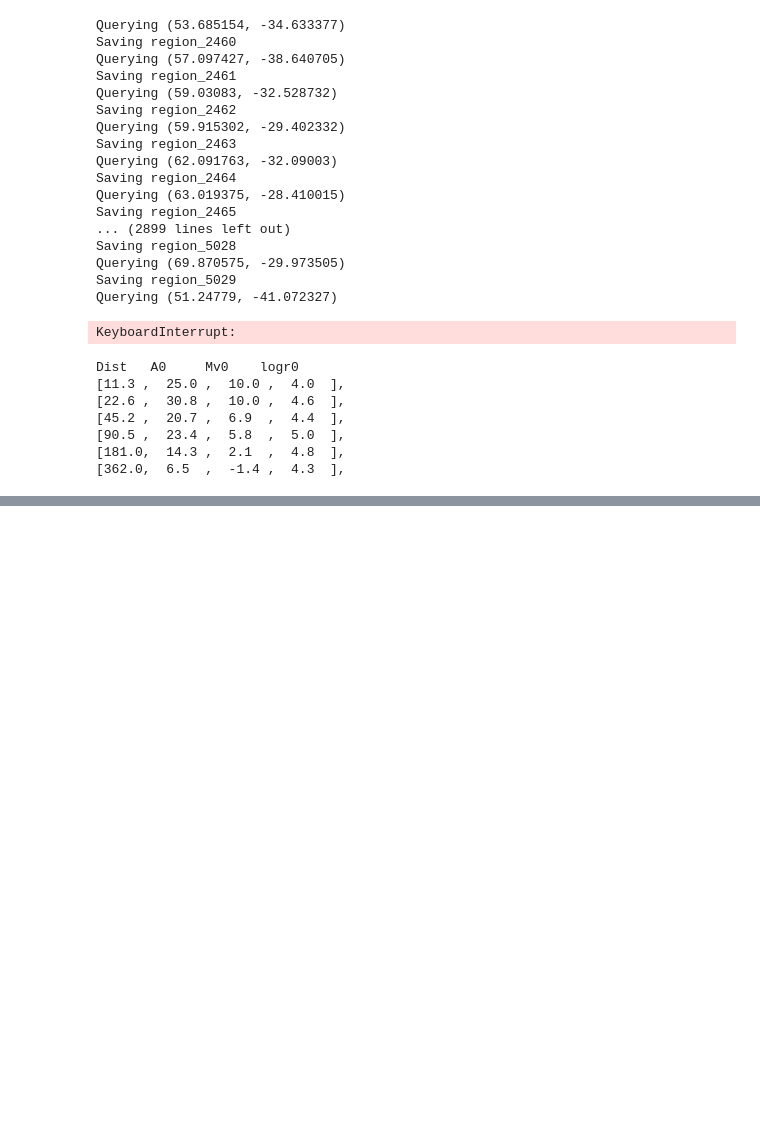
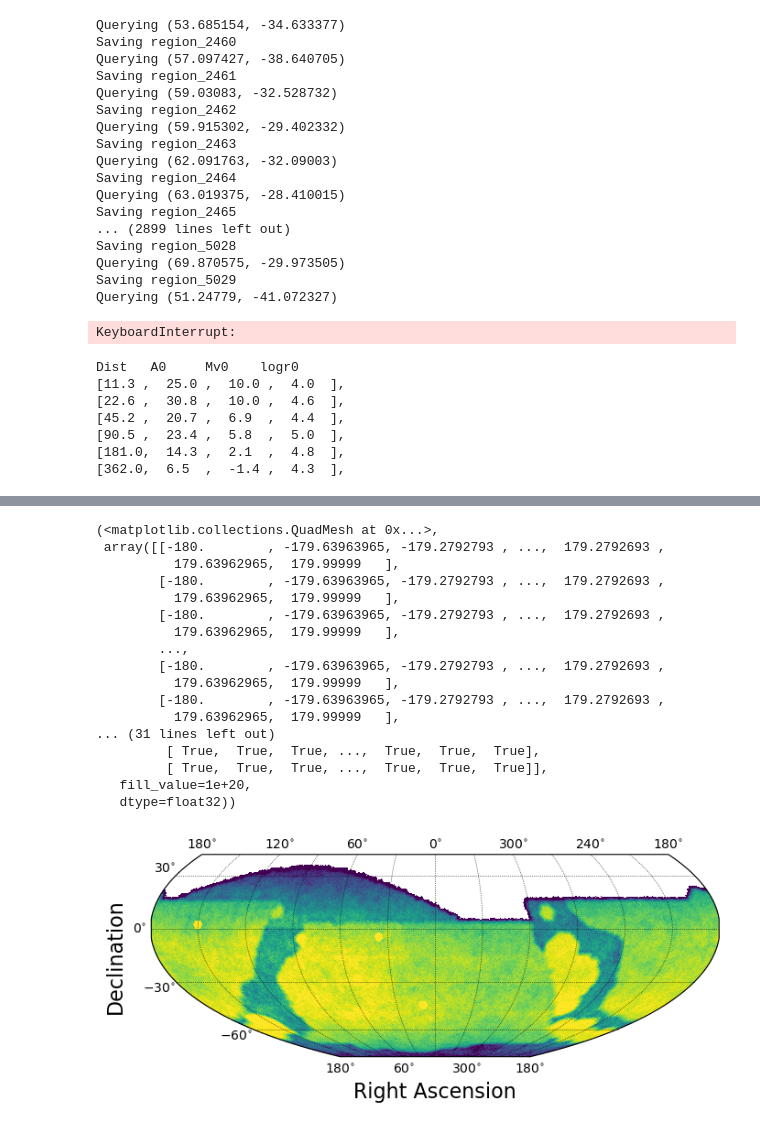
Before and after one commit to sidneymau/simple_adl, a Jupyter notebook: notebooks/satellite_sensitivity.ipynb, the cells around one changed output, grey strips where cells are left out. Drawn from its saved outputs; the diff is of its cells as text; code cells hidden in the pictures; blank space fills up the shorter version.

Commit message:
added xgb classifier functionality

```diff
--- a/notebooks/satellite_sensitivity.ipynb
+++ b/notebooks/satellite_sensitivity.ipynb
@@ -1463,0 +1477,2 @@ Dist   A0     Mv0    logr0
+# %%
+ssf = selection_function.SurveySelectionFunction('config.yaml')
@@ -1463,0 +1481,2 @@ Dist   A0     Mv0    logr0
+# %%
+ssf.train_classifier()
@@ -1463,0 +1542,30 @@ Dist   A0     Mv0    logr0
+# %%
+hspmap=hsp.HealSparseMap.read('3-3_10_year_depth_g_nside_128.hs')
+# if you want a healpix map hspmap.generate_healpix_map()
+fig = plt.figure(1, figsize=(8, 6))
+fig.clf()
+ax = fig.add_subplot(111)
+sp = skyproj.McBrydeSkyproj(ax=ax)
+# Note that the default is to zoom in to the range defined by the map
+sp.draw_hspmap(ssf.mask)
+plt.colorbar(label="g-band depth", orientation="horizontal")
+plt.title("baseline 3.3 10 year depth", y=1.05)
+# %% [output]
+(<matplotlib.collections.QuadMesh at 0x...>,
+ array([[-180.        , -179.63963965, -179.2792793 , ...,  179.2792693 ,
+          179.63962965,  179.99999   ],
+        [-180.        , -179.63963965, -179.2792793 , ...,  179.2792693 ,
+          179.63962965,  179.99999   ],
+        [-180.        , -179.63963965, -179.2792793 , ...,  179.2792693 ,
+          179.63962965,  179.99999   ],
+        ...,
+        [-180.        , -179.63963965, -179.2792793 , ...,  179.2792693 ,
+          179.63962965,  179.99999   ],
+        [-180.        , -179.63963965, -179.2792793 , ...,  179.2792693 ,
+          179.63962965,  179.99999   ],
+... (31 lines left out)
+         [ True,  True,  True, ...,  True,  True,  True],
+         [ True,  True,  True, ...,  True,  True,  True]],
+   fill_value=1e+20,
+   dtype=float32))
+[figure, added]
```
Also changed, not shown: parts of 15 cells of this notebook, 1 other file.
